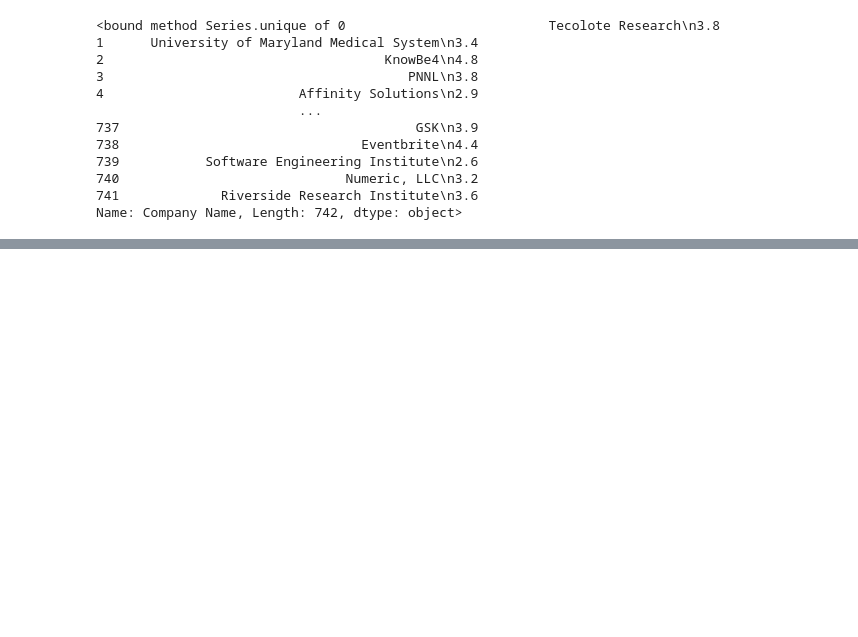
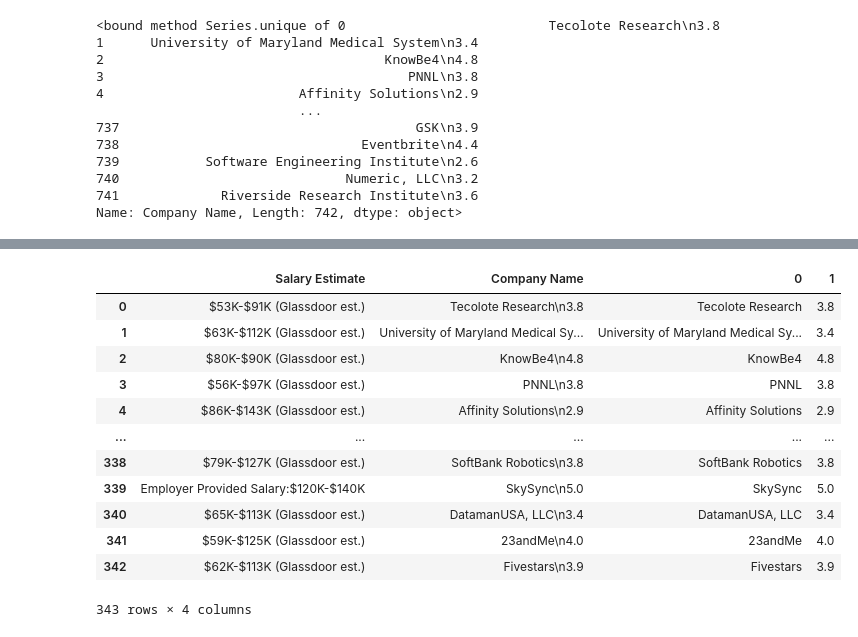
Before and after one commit to lcswsher/13_Project_2, a Jupyter notebook: Glassdoor_cleanup.ipynb, the cells around one changed output, grey strips where cells are left out. Saved outputs shown, nothing was run; the diff lists cells and outputs as text; code cells hidden in the pictures; blank space fills up the shorter version.

Commit message:
Glassdoor file modified

```diff
--- a/Glassdoor_cleanup.ipynb
+++ b/Glassdoor_cleanup.ipynb
@@ -39,3 +39,7 @@ df['Company Name'].unique
 740                             Numeric, LLC\n3.2
 741             Riverside Research Institute\n3.6
 Name: Company Name, Length: 742, dtype: object>
+# %%
+df.drop_duplicates(subset=['Company Name'],inplace=True)
+df.reset_index(inplace=True, drop=True)
+df
@@ -41,0 +60,19 @@ Name: Company Name, Length: 742, dtype: object>
+# %%
+df1 = df['Company Name'].str.split(pat='\n',expand=True)
+# %%
+df = pd.concat([df, df1],axis=1)
+df
+# %% [output]
+|  | Salary Estimate | Company Name | 0 | 1 |
+| 0 | $53K-$91K (Glassdoor est.) | Tecolote Research\n3.8 | Tecolote Research | 3.8 |
+| 1 | $63K-$112K (Glassdoor est.) | University of Maryland Medical Sy... | University of Maryland Medical Sy... | 3.4 |
+| 2 | $80K-$90K (Glassdoor est.) | KnowBe4\n4.8 | KnowBe4 | 4.8 |
+| 3 | $56K-$97K (Glassdoor est.) | PNNL\n3.8 | PNNL | 3.8 |
+| 4 | $86K-$143K (Glassdoor est.) | Affinity Solutions\n2.9 | Affinity Solutions | 2.9 |
+| ... | ... | ... | ... | ... |
+| 338 | $79K-$127K (Glassdoor est.) | SoftBank Robotics\n3.8 | SoftBank Robotics | 3.8 |
+| 339 | Employer Provided Salary:$120K-$140K | SkySync\n5.0 | SkySync | 5.0 |
+| 340 | $65K-$113K (Glassdoor est.) | DatamanUSA, LLC\n3.4 | DatamanUSA, LLC | 3.4 |
+| 341 | $59K-$125K (Glassdoor est.) | 23andMe\n4.0 | 23andMe | 4.0 |
+| 342 | $62K-$113K (Glassdoor est.) | Fivestars\n3.9 | Fivestars | 3.9 |
+343 rows × 4 columns
```
Also changed, not shown: parts of 9 cells of this notebook.
